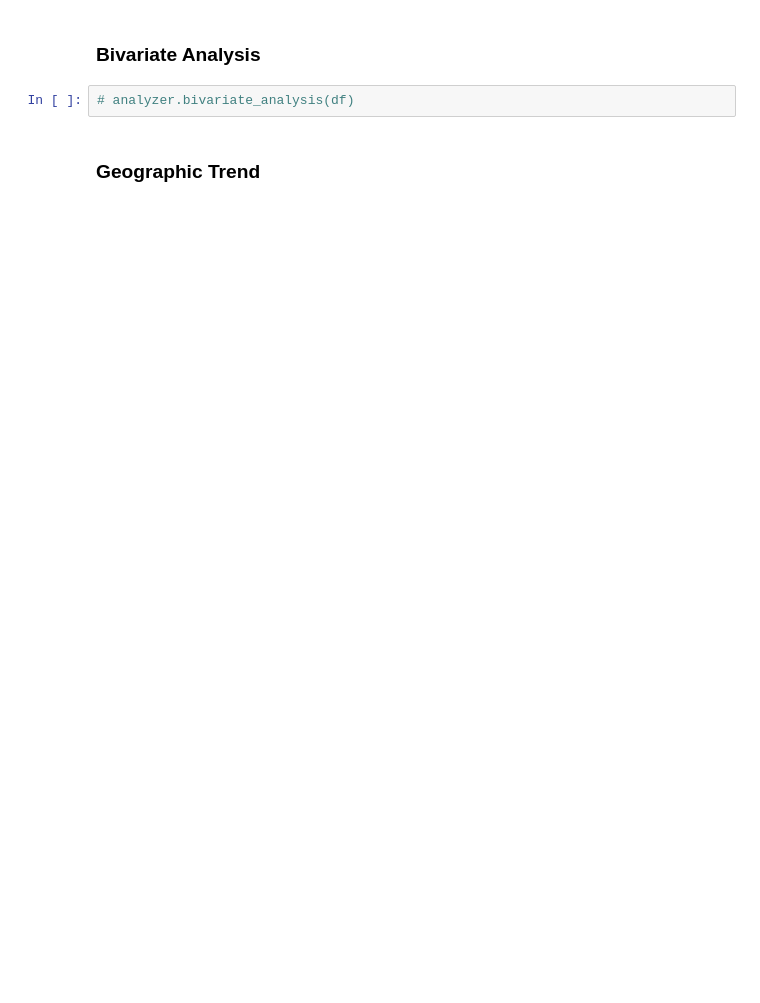
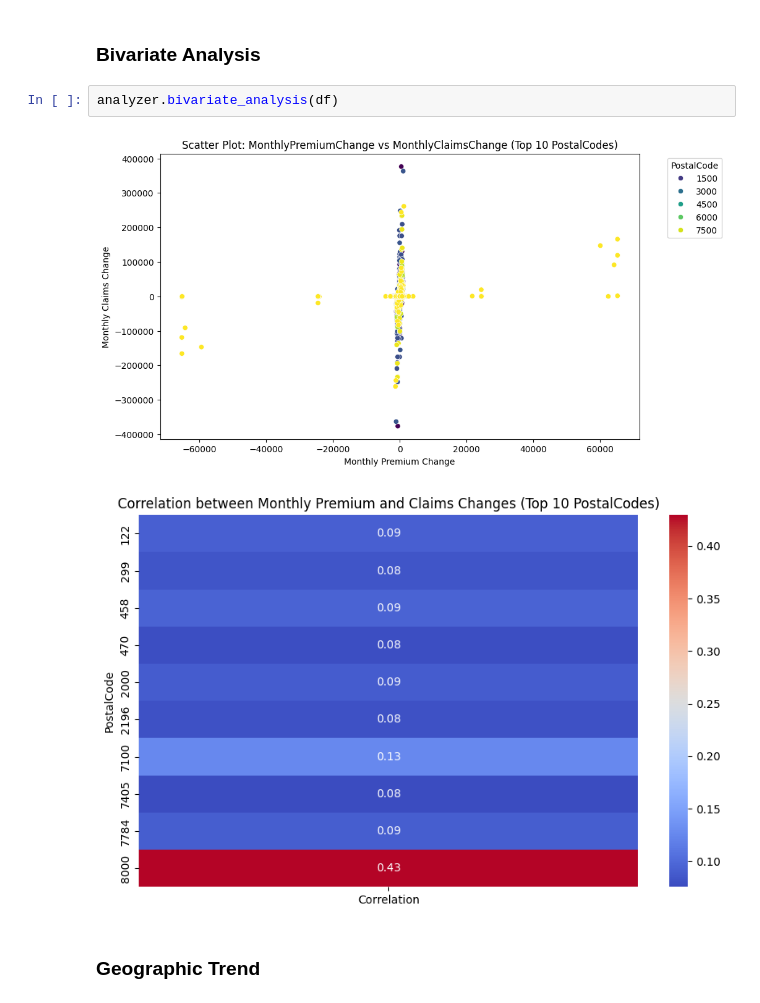
Before and after one commit to wolderufael/AlphaCare-Insurance-Solutions, a Jupyter notebook: notebook/InsuranceEdA.ipynb, the cells around one changed output. Drawn from its saved outputs; the diff is of its cells as text; blank space fills up the shorter version.

```diff
--- a/notebook/InsuranceEdA.ipynb
+++ b/notebook/InsuranceEdA.ipynb
@@ -36,7 +86,10 @@ analyzer.check_missing_values(df)
 # %% [markdown]
 ### Bivariate Analysis
 # %%
-# analyzer.bivariate_analysis(df)
+analyzer.bivariate_analysis(df)
+# %% [output]
+[figure, added]
+[figure, added]
 # %% [markdown]
 ### Geographic Trend
 # %%
```
Also changed, not shown: parts of 8 cells of this notebook, 1 other file.
